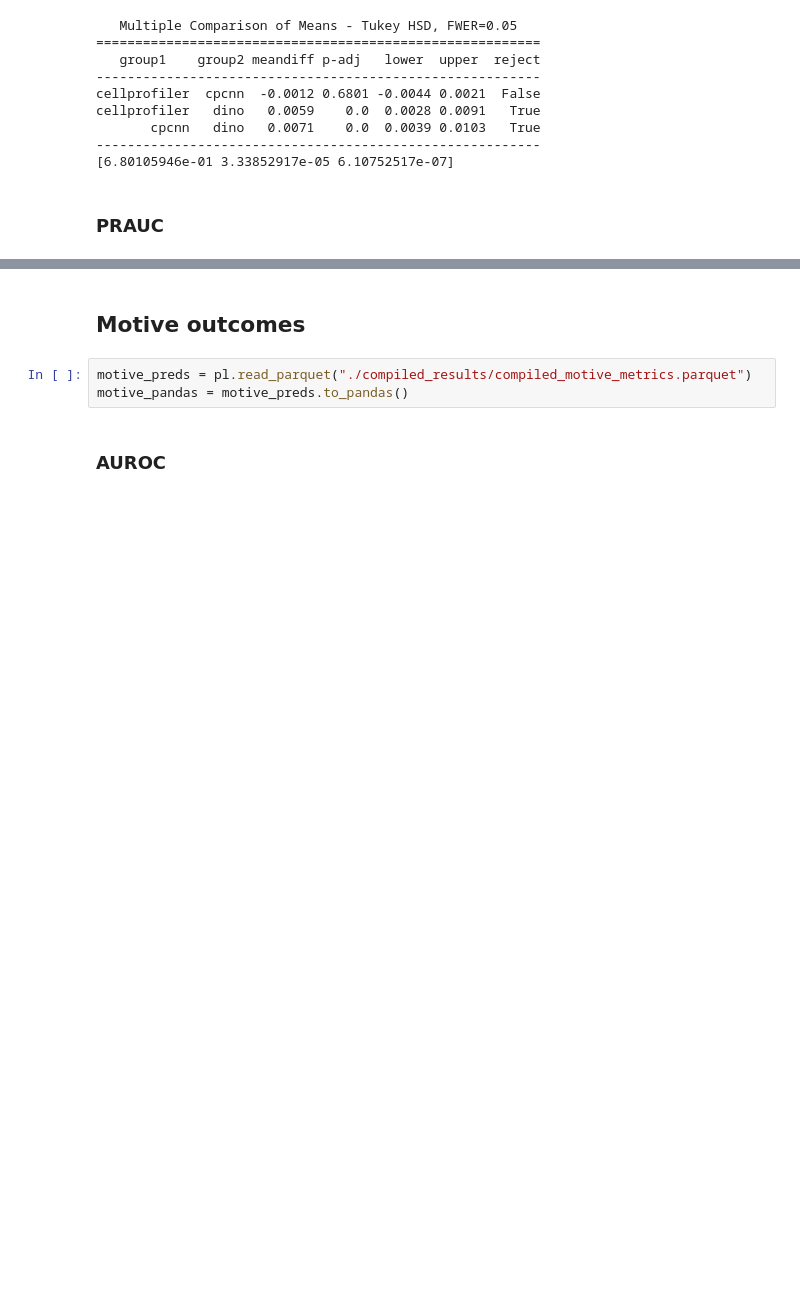
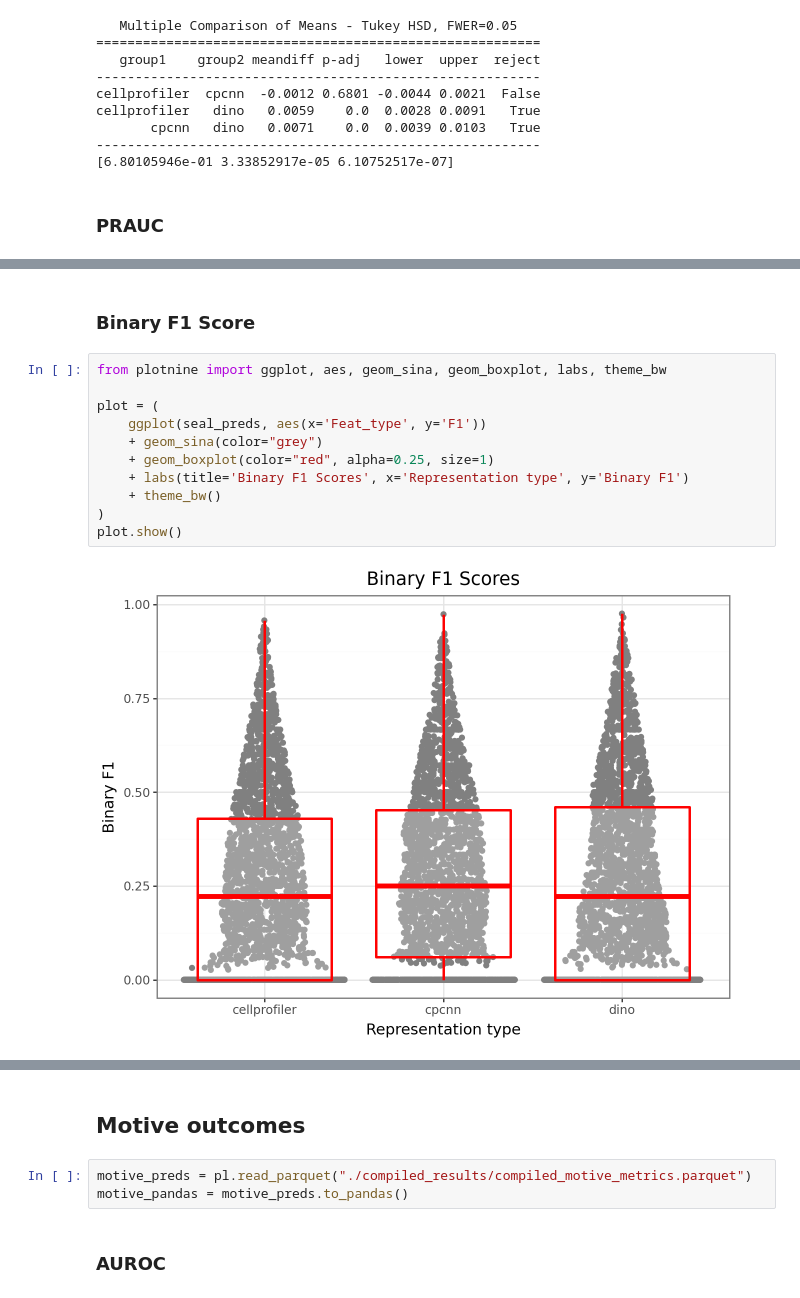
Before and after one commit to jessica-ewald/2024_09_09_Axiom_OASIS, a Jupyter notebook: 2_downstream_analysis/4C_compare_classifier_representations.ipynb, the cells around one changed output, grey strips where cells are left out. Drawn from its saved outputs; the diff is of its cells as text; blank space fills up the shorter version.

```diff
--- a/2_downstream_analysis/4C_compare_classifier_representations.ipynb
+++ b/2_downstream_analysis/4C_compare_classifier_representations.ipynb
@@ -125,0 +126,15 @@ cellprofiler   dino   0.0116   0.0  0.0059  0.0173   True
+# %% [markdown]
+### Binary F1 Score
+# %%
+from plotnine import ggplot, aes, geom_sina, geom_boxplot, labs, theme_bw
+
+plot = (
+    ggplot(seal_preds, aes(x='Feat_type', y='F1'))
+    + geom_sina(color="grey")
+    + geom_boxplot(color="red", alpha=0.25, size=1)
+    + labs(title='Binary F1 Scores', x='Representation type', y='Binary F1')
+    + theme_bw()
+)
+plot.show()
+# %% [output]
+[figure, added]
```
Also changed, not shown: parts of 11 cells of this notebook, 9 other files.
